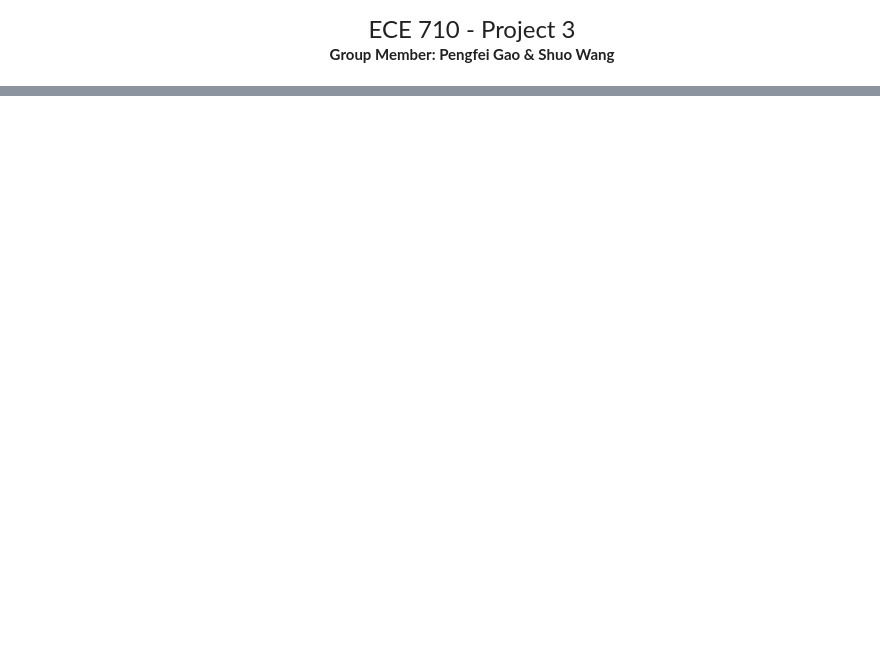
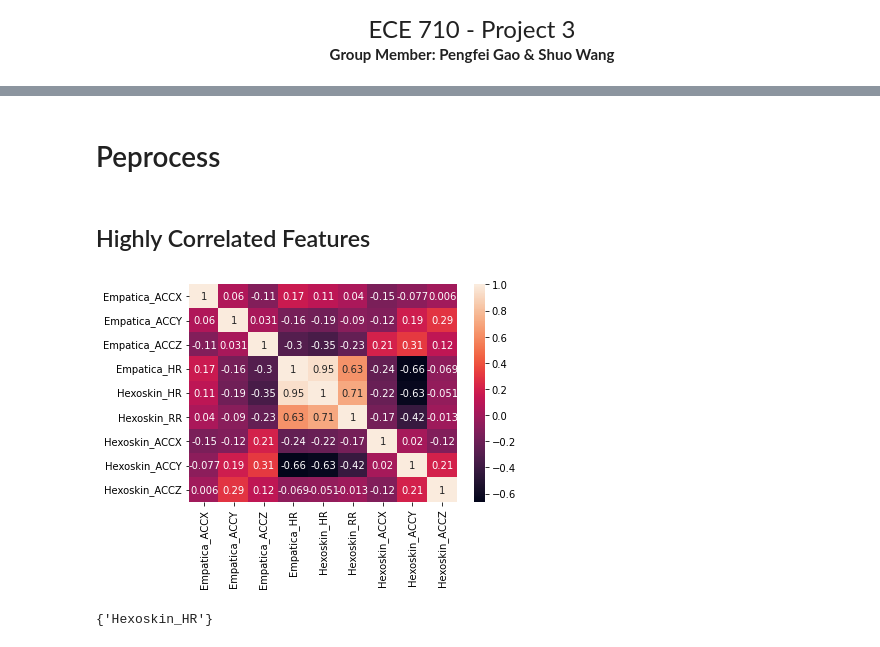
Before and after one commit to Pgao4/Machine_learning_demo, a Jupyter notebook: Heart_Rate.ipynb, the cells around one changed output, grey strips where cells are left out. Saved outputs shown, nothing was run; the diff lists cells and outputs as text; code cells hidden in the pictures; blank space fills up the shorter version.

```diff
--- a/Heart_Rate.ipynb
+++ b/Heart_Rate.ipynb
@@ -42,0 +133,11 @@ Name: Activity, dtype: int64
+# %% [markdown]
+# Peprocess
+# %% [markdown]
+## Highly Correlated Features
+# %%
+#Visual
+correlation_matrix = downsample_df.iloc[:, 0:9].corr()
+sns.heatmap(correlation_matrix, annot=True)
+plt.show()
+# %% [output]
+[figure, added]
@@ -42,0 +158,4 @@ Name: Activity, dtype: int64
+# %%
+print(correlated_features)
+# %% [output]
+{'Hexoskin_HR'}
```
Also changed, not shown: parts of 40 cells of this notebook.
